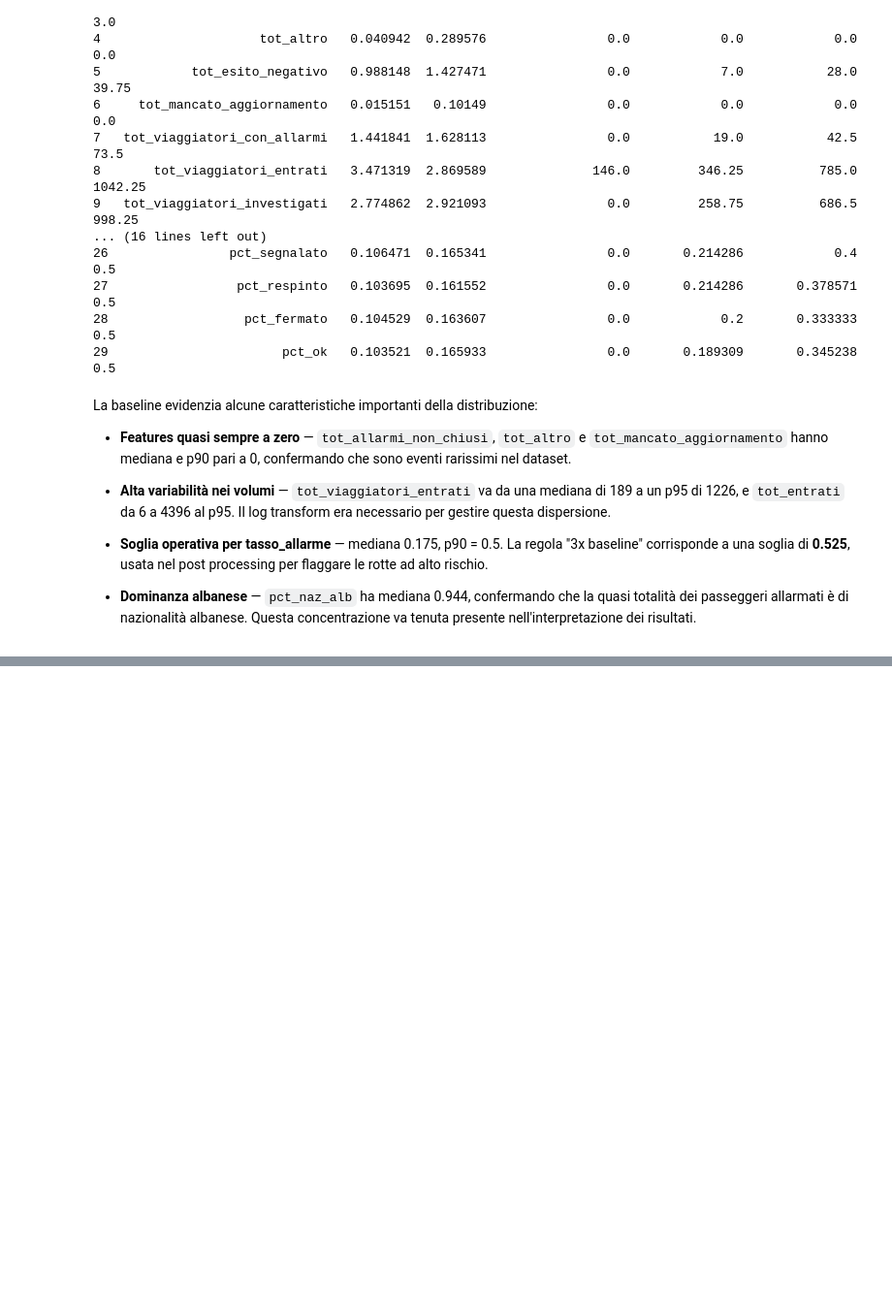
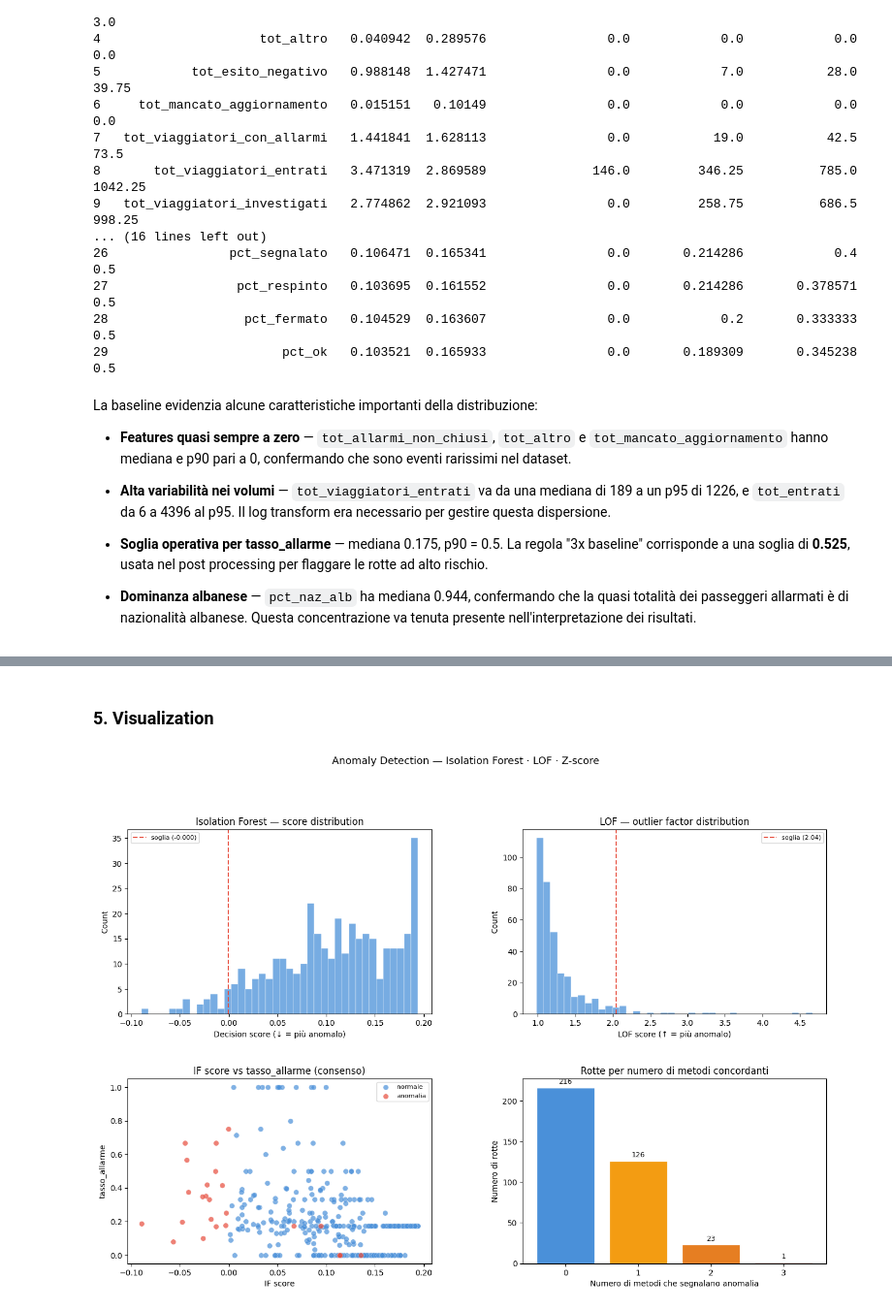
Before and after one commit to stefanotractor/FBI-Agents-817541, a Jupyter notebook: main.ipynb, the cells around one changed output, grey strips where cells are left out. Shown at 97% size. Saved outputs shown, nothing was run; the diff lists cells and outputs as text; code cells hidden in the pictures; blank space fills up the shorter version.

Commit message:
anomaly detection

```diff
--- a/main.ipynb
+++ b/main.ipynb
@@ -2544,0 +2662,14 @@ La baseline evidenzia alcune caratteristiche importanti della distribuzione:
+# %%
+# Voto: quanti metodi segnalano la rotta come anomalia
+df_model['anomaly_votes'] = (
+    df_model['if_anomaly'] +
+    df_model['lof_anomaly'] +
+    df_model['zscore_anomaly']
+)
+
+# Rotte flaggate da almeno 2 metodi su 3
+df_model['anomaly_consensus'] = (df_model['anomaly_votes'] >= 2).astype(int)
+
+print("Distribuzione voti anomalia:")
+print(df_model['anomaly_votes'].value_counts().sort_index())
+print(f"\nRotte con consenso (≥ 2/3 metodi): {df_model['anomaly_consensus'].sum()}")
@@ -2544,0 +2697,53 @@ La baseline evidenzia alcune caratteristiche importanti della distribuzione:
+# %% [markdown]
+### 5. Visualization
+# %%
+fig = plt.figure(figsize=(16, 10))
+gs  = gridspec.GridSpec(2, 2, figure=fig, hspace=0.35, wspace=0.3)
+
+palette = {0: '#4A90D9', 1: '#E74C3C'}
+
+# ── A: Score distribution IF ──────────────────────────────────────────────────
+ax1 = fig.add_subplot(gs[0, 0])
+sns.histplot(df_model['if_score'], bins=40, color='#4A90D9', ax=ax1, edgecolor='white', linewidth=0.3)
+thresh_if = df_model.loc[df_model['if_anomaly']==1, 'if_score'].max()
+ax1.axvline(thresh_if, color='#E74C3C', lw=1.5, ls='--', label=f'soglia ({thresh_if:.3f})')
+ax1.set_title('Isolation Forest — score distribution')
+ax1.set_xlabel('Decision score (↓ = più anomalo)')
+ax1.legend(fontsize=8)
+
+# ── B: LOF score distribution ────────────────────────────────────────────────
+ax2 = fig.add_subplot(gs[0, 1])
+sns.histplot(df_model['lof_score'], bins=40, color='#4A90D9', ax=ax2, edgecolor='white', linewidth=0.3)
+thresh_lof = df_model.loc[df_model['lof_anomaly']==1, 'lof_score'].min()
+ax2.axvline(thresh_lof, color='#E74C3C', lw=1.5, ls='--', label=f'soglia ({thresh_lof:.2f})')
+ax2.set_title('LOF — outlier factor distribution')
+ax2.set_xlabel('LOF score (↑ = più anomalo)')
+ax2.legend(fontsize=8)
+
+# ── C: tasso_allarme vs if_score, colorato per consenso ──────────────────────
+ax3 = fig.add_subplot(gs[1, 0])
+scatter_kw = dict(alpha=0.7, edgecolors='white', linewidths=0.3, s=45)
+for label, grp in df_model.groupby('anomaly_consensus'):
+    ax3.scatter(grp['if_score'], grp['tasso_allarme'],
+                c=palette[label], label=('anomalia' if label else 'normale'), **scatter_kw)
+ax3.set_xlabel('IF score')
+ax3.set_ylabel('tasso_allarme')
+ax3.set_title('IF score vs tasso_allarme (consenso)')
+ax3.legend(fontsize=8)
+
+# ── D: Voti per rotta (bar) ──────────────────────────────────────────────────
+ax4 = fig.add_subplot(gs[1, 1])
+counts = df_model['anomaly_votes'].value_counts().sort_index()
+bars = ax4.bar(counts.index.astype(str), counts.values,
+               color=['#4A90D9','#F39C12','#E67E22','#E74C3C'][:len(counts)],
+               edgecolor='white')
+ax4.bar_label(bars, padding=3, fontsize=9)
+ax4.set_title('Rotte per numero di metodi concordanti')
+ax4.set_xlabel('Numero di metodi che segnalano anomalia')
+ax4.set_ylabel('Numero di rotte')
+ax4.set_xticks(counts.index.astype(str))
+
+plt.suptitle('Anomaly Detection — Isolation Forest · LOF · Z-score', fontsize=13, y=1.01)
+plt.show()
+# %% [output]
+[figure, added]
```
Also changed, not shown: parts of 19 cells of this notebook.
